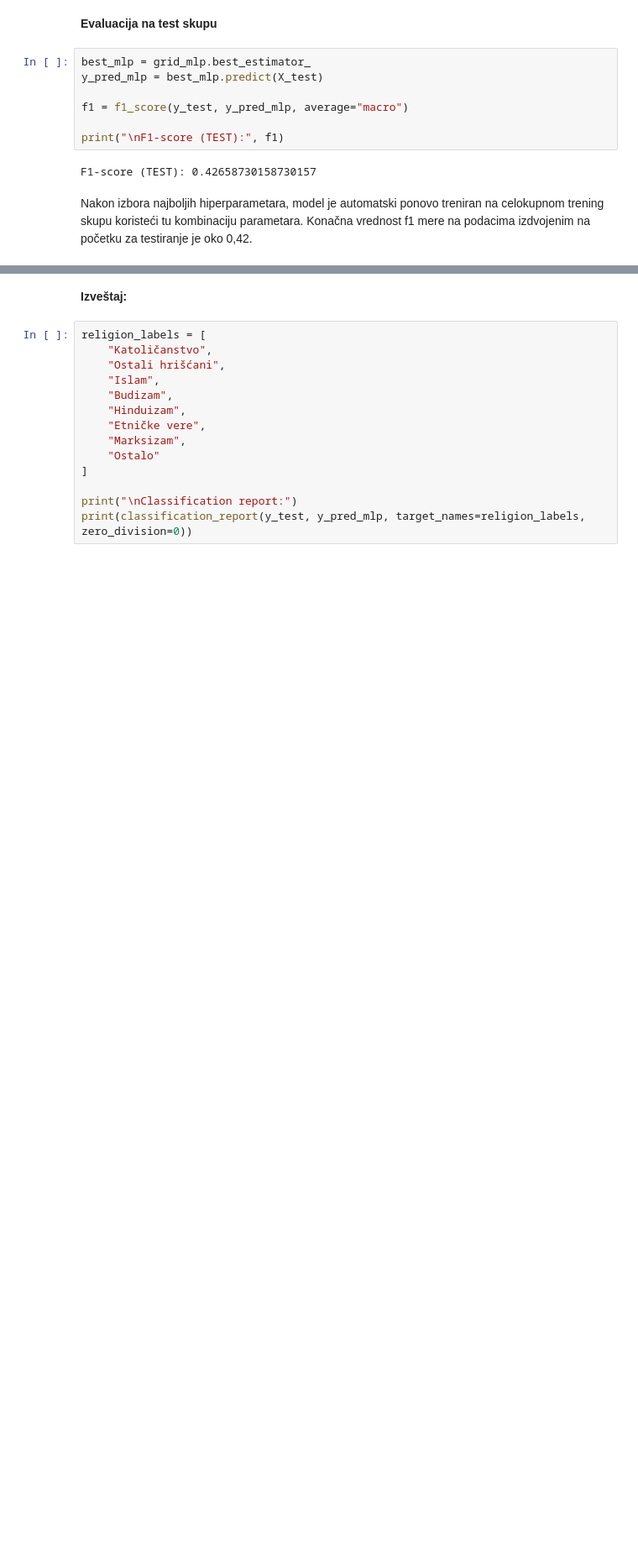
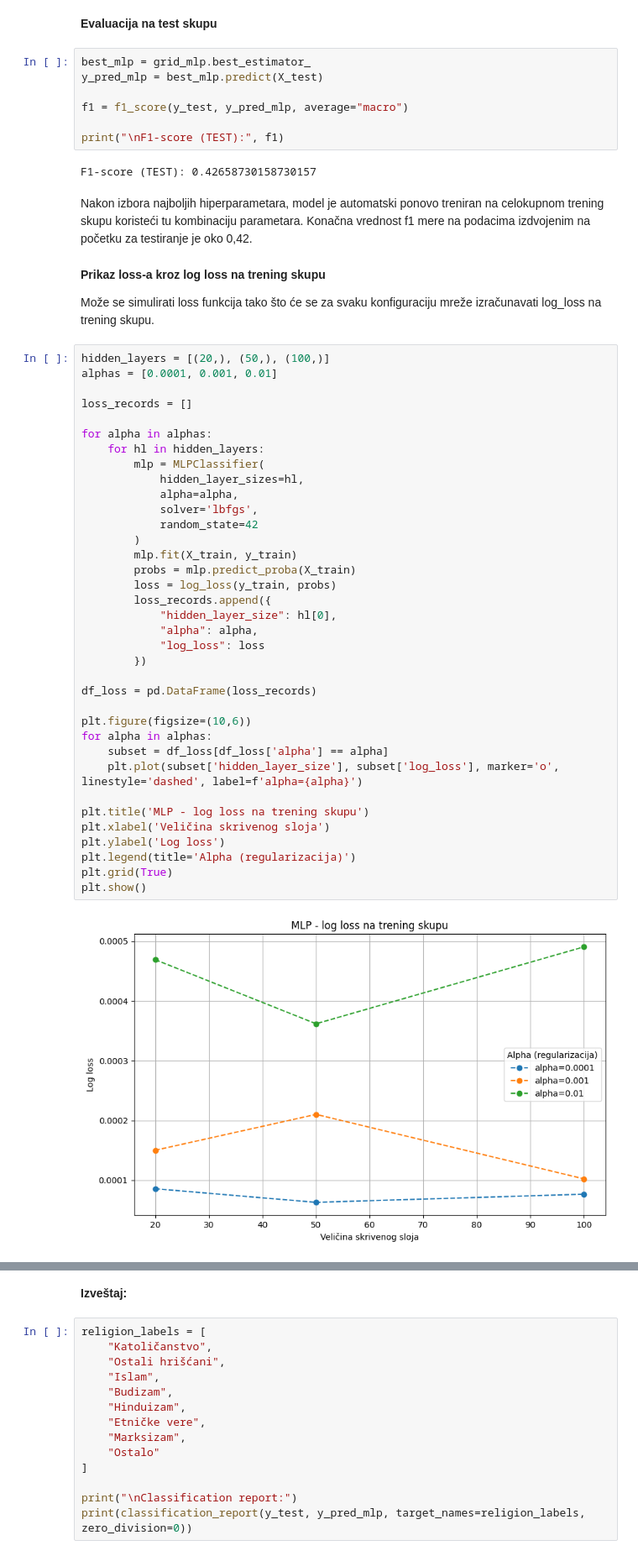
Before and after one commit to ilijaaaa/siap, a Jupyter notebook: siap.ipynb, the cells around one changed output, grey strips where cells are left out. Shown at 84% size. Drawn from its saved outputs; the diff is of its cells as text; blank space fills up the shorter version.

```diff
--- a/siap.ipynb
+++ b/siap.ipynb
@@ -1027,3 +1112,45 @@ F1-score (TEST): 0.42658730158730157
 Nakon izbora najboljih hiperparametara, model je automatski ponovo treniran na celokupnom trening skupu koristeći tu kombinaciju parametara.
 Konačna vrednost f1 mere na podacima izdvojenim na početku
 za testiranje je oko 0,42.
+# %% [markdown]
+**Prikaz loss-a kroz log loss na trening skupu**
+
+Može se simulirati loss funkcija tako što će se za svaku konfiguraciju mreže izračunavati log_loss na trening skupu.
+# %%
+hidden_layers = [(20,), (50,), (100,)]
+alphas = [0.0001, 0.001, 0.01]
+
+loss_records = []
+
+for alpha in alphas:
+    for hl in hidden_layers:
+        mlp = MLPClassifier(
+            hidden_layer_sizes=hl,
+            alpha=alpha,
+            solver='lbfgs',
+            random_state=42
+        )
+        mlp.fit(X_train, y_train)
+        probs = mlp.predict_proba(X_train)
+        loss = log_loss(y_train, probs)
+        loss_records.append({
+            "hidden_layer_size": hl[0],
+            "alpha": alpha,
+            "log_loss": loss
+        })
+
+df_loss = pd.DataFrame(loss_records)
+
+plt.figure(figsize=(10,6))
+for alpha in alphas:
+    subset = df_loss[df_loss['alpha'] == alpha]
+    plt.plot(subset['hidden_layer_size'], subset['log_loss'], marker='o', linestyle='dashed', label=f'alpha={alpha}')
+
+plt.title('MLP - log loss na trening skupu')
+plt.xlabel('Veličina skrivenog sloja')
+plt.ylabel('Log loss')
+plt.legend(title='Alpha (regularizacija)')
+plt.grid(True)
+plt.show()
+# %% [output]
+[figure, added]
```
Also changed, not shown: parts of 24 cells of this notebook.
